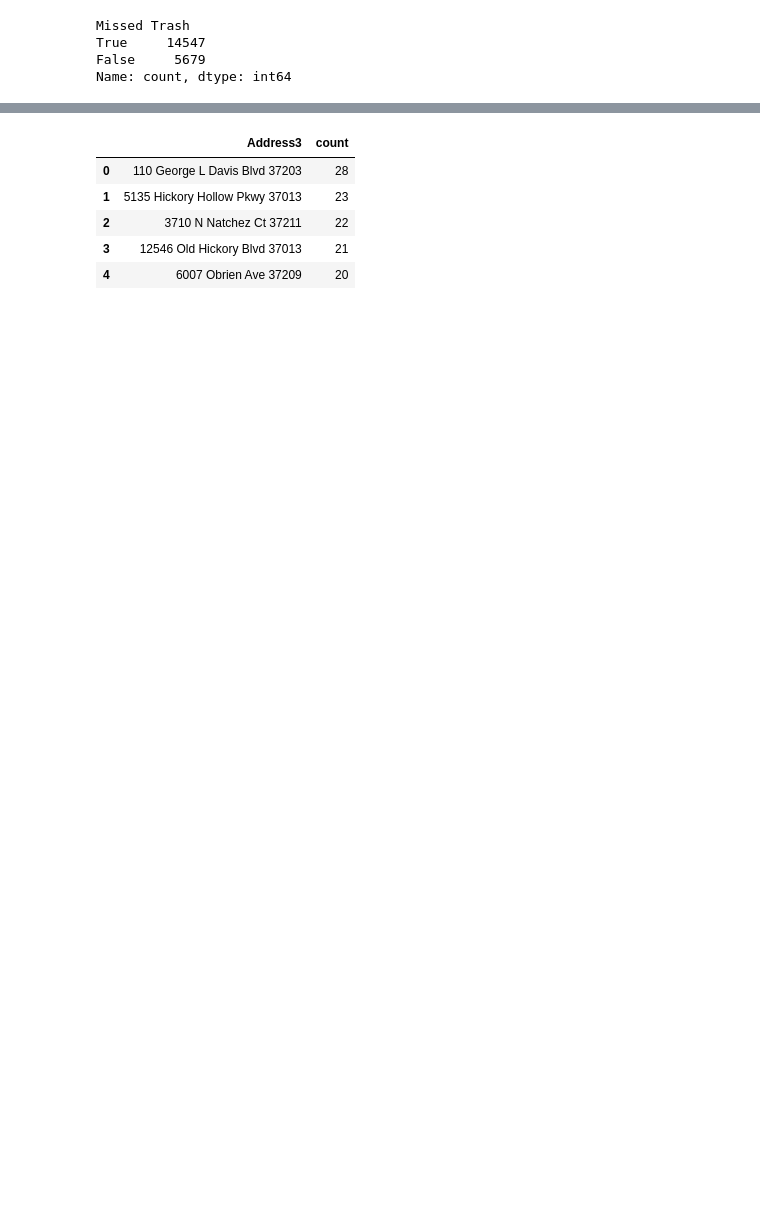
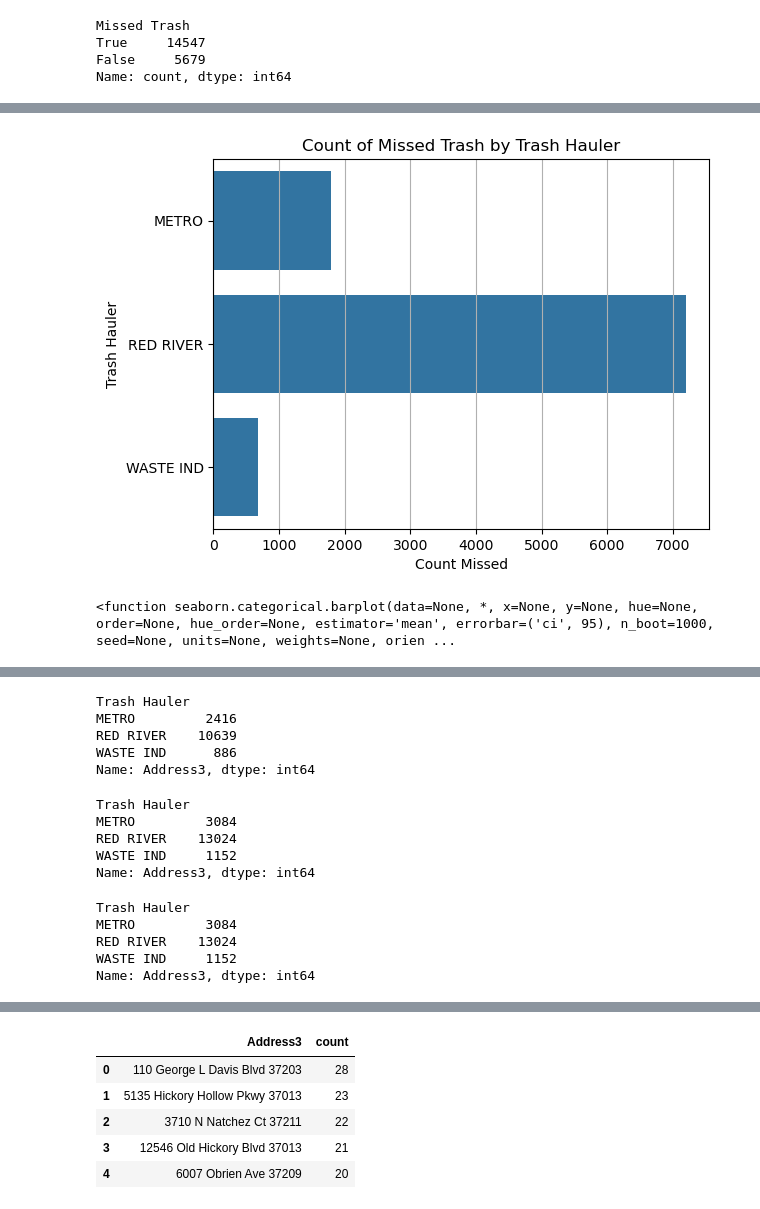
Before and after one commit to NSS-Data-Analytics-Cohort-17/trash-haulers-japan, a Jupyter notebook: scripts/trash_project_Tom.ipynb, the cells around one changed output, grey strips where cells are left out. Saved outputs shown, nothing was run; the diff lists cells and outputs as text; code cells hidden in the pictures; blank space fills up the shorter version.

```diff
--- a/scripts/trash_project_Tom.ipynb
+++ b/scripts/trash_project_Tom.ipynb
@@ -194,3 +201,16 @@ hauler_count.head()
+# %%
+count_missed_bar = sns.barplot(data = hauler_count, x = 'count', y = 'Trash Hauler', errorbar = None);
+count_missed_bar.set_title('Count of Missed Trash by Trash Hauler')
+count_missed_bar.set_xlabel('Count Missed')
+count_missed_bar.set_ylabel('Trash Hauler')
+count_missed_bar.grid(axis='x')
+#count_missed_bar.set_xticks(range(0, 1000000, 100000))
+plt.savefig('amount_owed_by_hauler.png', dpi=300, bbox_inches='tight')
+plt.show()
+sns.barplot
+# %% [output]
+[figure, added]
+<function seaborn.categorical.barplot(data=None, *, x=None, y=None, hue=None, order=None, hue_order=None, estimator='mean', errorbar=('ci', 95), n_boot=1000, seed=None, units=None, weights=None, orien ...
 # %%
 trash_df['Address3'] = trash_df['Address2'] + ' ' + trash_df['Zip Code']
 trash_df.head()
@@ -201,3 +221,28 @@ trash_df.head()
 | 2 | 25276 | 11/1/2017 | Trash - Curbside/Alley Missed Pickup | Curb/trash miss Tuesday. | 6528 Thunderbird Dr | 37209 | RED RIVER | ... |
 | 3 | 25307 | 11/1/2017 | Trash - Curbside/Alley Missed Pickup | missed | 2603 Old Matthews Rd | 37207 | WASTE IND | ... |
 | 4 | 25312 | 11/1/2017 | Trash - Curbside/Alley Missed Pickup | Missed the even side of the road. | 604 Croley Dr | 37209 | RED RIVER | ... |
+# %%
+# do not use, count based on original Missed Trash filter approach
+trash_df.loc[trash_df['Missed Trash'] == True].groupby(trash_df['Trash Hauler'])['Address3'].count()
+# %% [output]
+Trash Hauler
+METRO         2416
+RED RIVER    10639
+WASTE IND      886
+Name: Address3, dtype: int64
+# %%
+trash_df.loc[trash_df['Missed2'] == True].groupby(trash_df['Trash Hauler'])['Address3'].count()
+# %% [output]
+Trash Hauler
+METRO         3084
+RED RIVER    13024
+WASTE IND     1152
+Name: Address3, dtype: int64
+# %%
+trash_df.loc[trash_df['Missed2'] == True].groupby('Trash Hauler')['Address3'].count()
+# %% [output]
+Trash Hauler
+METRO         3084
+RED RIVER    13024
+WASTE IND     1152
+Name: Address3, dtype: int64
```
Also changed, not shown: parts of 12 cells of this notebook, 4 other files.
